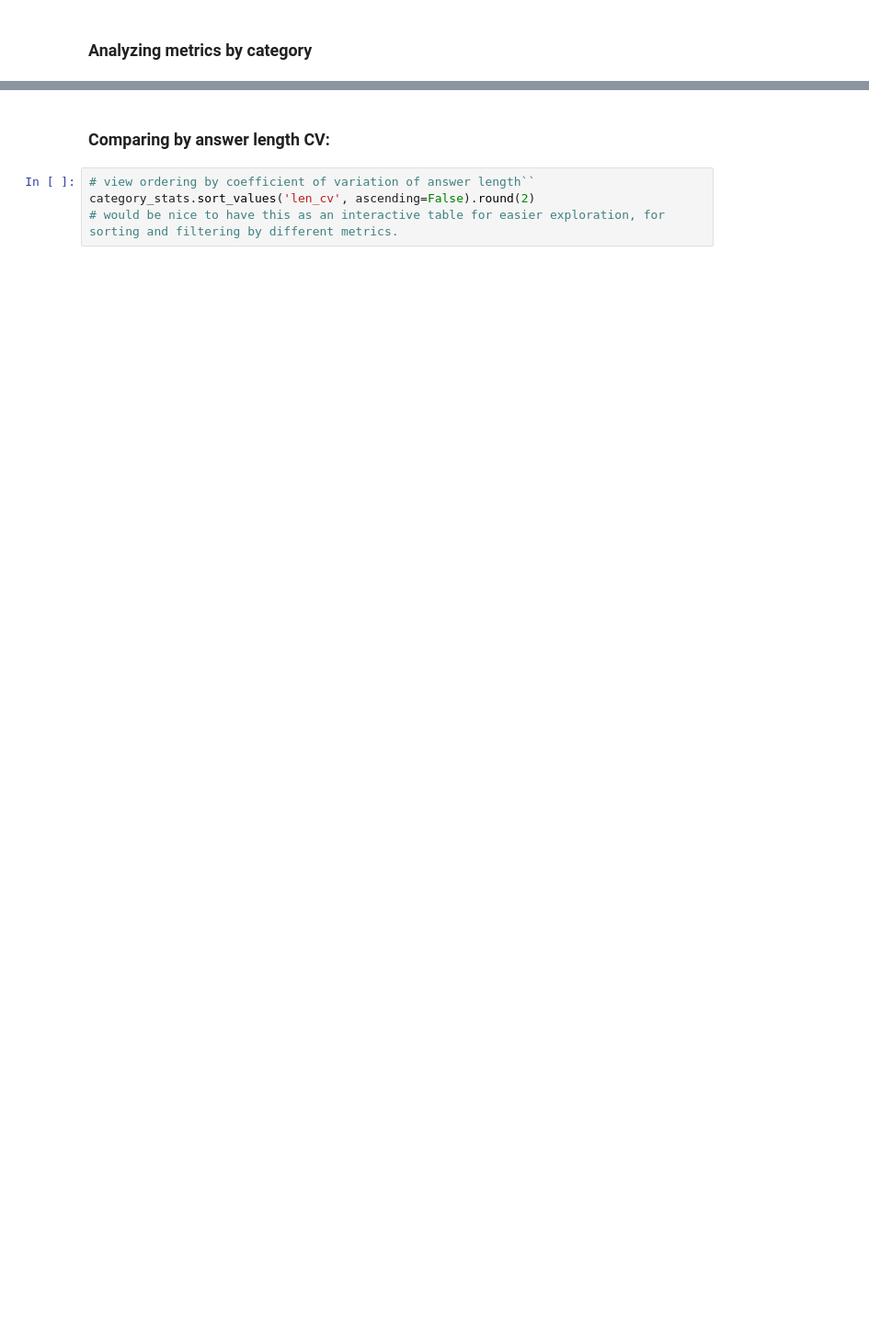
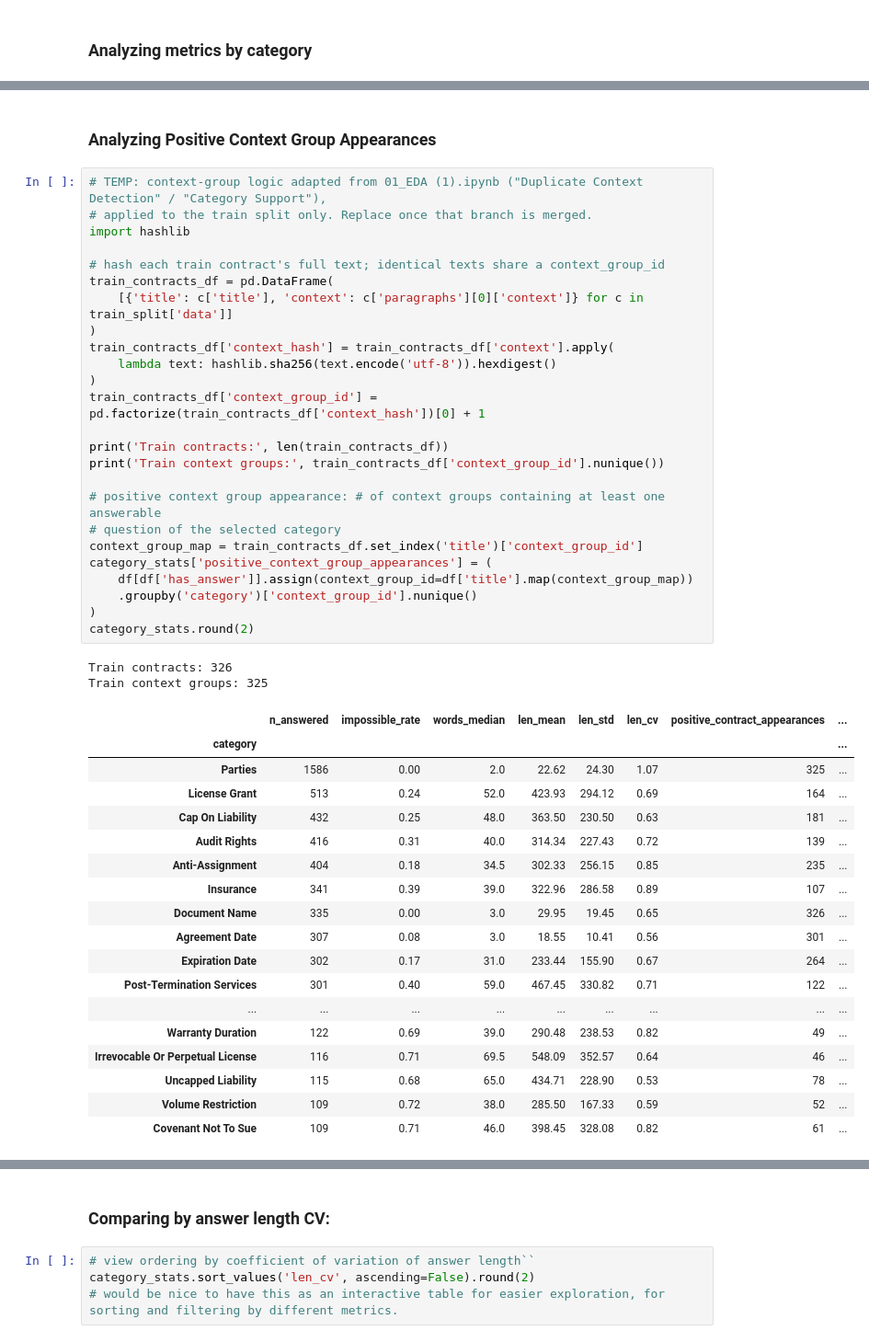
Before and after one commit to Break-Through-Tech/Accenture-1D-contract-review-challenge, a Jupyter notebook: notebooks/review_bundles.ipynb, the cells around one changed output, grey strips where cells are left out. Shown at 92% size. Cells and saved outputs as stored; diff of their text form; blank space fills up the shorter version.

```diff
--- a/notebooks/review_bundles.ipynb
+++ b/notebooks/review_bundles.ipynb
@@ -98,2 +121,50 @@ category_stats.round(2)
+# %% [markdown]
+### Analyzing Positive Context Group Appearances
+# %%
+# TEMP: context-group logic adapted from 01_EDA (1).ipynb ("Duplicate Context Detection" / "Category Support"),
+# applied to the train split only. Replace once that branch is merged.
+import hashlib
+
+# hash each train contract's full text; identical texts share a context_group_id
+train_contracts_df = pd.DataFrame(
+    [{'title': c['title'], 'context': c['paragraphs'][0]['context']} for c in train_split['data']]
+)
+train_contracts_df['context_hash'] = train_contracts_df['context'].apply(
+    lambda text: hashlib.sha256(text.encode('utf-8')).hexdigest()
+)
+train_contracts_df['context_group_id'] = pd.factorize(train_contracts_df['context_hash'])[0] + 1
+
+print('Train contracts:', len(train_contracts_df))
+print('Train context groups:', train_contracts_df['context_group_id'].nunique())
+
+# positive context group appearance: # of context groups containing at least one answerable
+# question of the selected category
+context_group_map = train_contracts_df.set_index('title')['context_group_id']
+category_stats['positive_context_group_appearances'] = (
+    df[df['has_answer']].assign(context_group_id=df['title'].map(context_group_map))
+    .groupby('category')['context_group_id'].nunique()
+)
+category_stats.round(2)
+# %% [output]
+Train contracts: 326
+Train context groups: 325
+|  | n_answered | impossible_rate | words_median | len_mean | len_std | len_cv | positive_contract_appearances | ... |
+| category |  |  |  |  |  |  |  | ... |
+| Parties | 1586 | 0.00 | 2.0 | 22.62 | 24.30 | 1.07 | 325 | ... |
+| License Grant | 513 | 0.24 | 52.0 | 423.93 | 294.12 | 0.69 | 164 | ... |
+| Cap On Liability | 432 | 0.25 | 48.0 | 363.50 | 230.50 | 0.63 | 181 | ... |
+| Audit Rights | 416 | 0.31 | 40.0 | 314.34 | 227.43 | 0.72 | 139 | ... |
+| Anti-Assignment | 404 | 0.18 | 34.5 | 302.33 | 256.15 | 0.85 | 235 | ... |
+| Insurance | 341 | 0.39 | 39.0 | 322.96 | 286.58 | 0.89 | 107 | ... |
+| Document Name | 335 | 0.00 | 3.0 | 29.95 | 19.45 | 0.65 | 326 | ... |
+| Agreement Date | 307 | 0.08 | 3.0 | 18.55 | 10.41 | 0.56 | 301 | ... |
+| Expiration Date | 302 | 0.17 | 31.0 | 233.44 | 155.90 | 0.67 | 264 | ... |
+| Post-Termination Services | 301 | 0.40 | 59.0 | 467.45 | 330.82 | 0.71 | 122 | ... |
+| ... | ... | ... | ... | ... | ... | ... | ... | ... |
+| Warranty Duration | 122 | 0.69 | 39.0 | 290.48 | 238.53 | 0.82 | 49 | ... |
+| Irrevocable Or Perpetual License | 116 | 0.71 | 69.5 | 548.09 | 352.57 | 0.64 | 46 | ... |
+| Uncapped Liability | 115 | 0.68 | 65.0 | 434.71 | 228.90 | 0.53 | 78 | ... |
+| Volume Restriction | 109 | 0.72 | 38.0 | 285.50 | 167.33 | 0.59 | 52 | ... |
+| Covenant Not To Sue | 109 | 0.71 | 46.0 | 398.45 | 328.08 | 0.82 | 61 | ... |
 # %%
 # remove categories that fail the frequency/class balance checks
```
Also changed, not shown: parts of 15 cells of this notebook.
